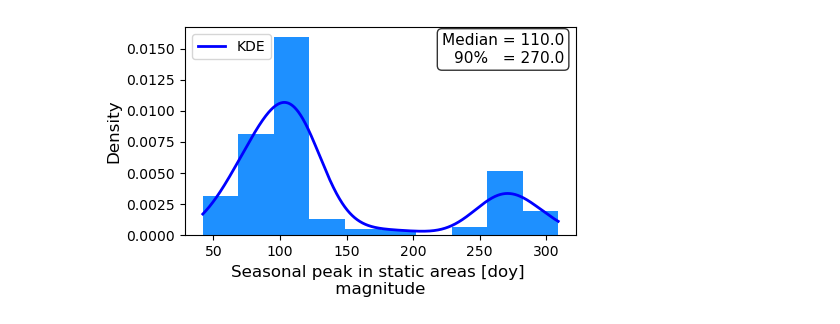
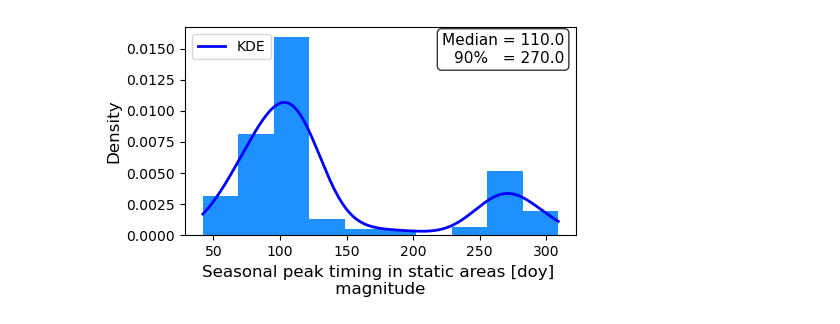
Before and after one commit to LauraneC/SeBVel, a Jupyter notebook: example/5-stats_in_static_areas/stats_sinusoidal_fit_in_static_areas.ipynb, the cells around one changed output. Cells and saved outputs as stored; diff of their text form; code cells hidden in the pictures.

```diff
--- a/example/5-stats_in_static_areas/stats_sinusoidal_fit_in_static_areas.ipynb
+++ b/example/5-stats_in_static_areas/stats_sinusoidal_fit_in_static_areas.ipynb
@@ -5,23 +5,41 @@ import geoutils as gu
 import numpy as np
 # %%
 glacier = "Kask"
-variable = "v"
+variable = "v_combined" #x, y, v or v_combined
 feature = "phase"
 
+if variable == "v_combined" and feature == "phase":
+    print("To evaluate the phase, we don't need to combine the amplitude of the velocity components")
+    variable = "v"
 if glacier == "Russel":
     path_save = f"/Users/charriel/Documents/Seasonality/Russel/"
-    tiff_path = (
-        f"/Users/charriel/Documents/Seasonality/Russel/ITS_LIVE/{feature}{variable}.tif"
-    )
+    if not (variable == "v_combined" and feature == "amplitude"):
+        tiff_path = (
+            f"/Users/charriel/Documents/Seasonality/Russel/ITS_LIVE/{feature}{variable}.tif"
+        )
+    else:
+        tiff_path_x = (
+            f"/Users/charriel/Documents/Seasonality/Russel/ITS_LIVE/{feature}x.tif"
+        )
+        tiff_path_y = (
+            f"/Users/charriel/Documents/Seasonality/Russel/ITS_LIVE/{feature}y.tif"
+        )
     aspect_angle_mask = f"/Users/charriel/Documents/Seasonality/Russel/similar_aspect_and_slope.tif"
     slope_path = "/Users/charriel/Documents/Seasonality/Russel/arcticdem_v4.1_32m_slope.tif"
     aspect_path = "/Users/charriel/Documents/Seasonality/Russel/arcticdem_v4.1_32m_aspect.tif"
 
 elif glacier == "Kask":
     path_save = f"/Users/charriel/Documents/Seasonality/Yukon/"
-    tiff_path = (
-        f"/Users/charriel/Documents/Seasonality/Yukon/ITS_LIVE/{feature}{variable}.tif"
-    )
+    if not (variable == "v_combined" and feature == "amplitude"):
+        tiff_path = (
+            f"/Users/charriel/Documents/Seasonality/Yukon/ITS_LIVE/{feature}{variable}.tif"
+        )
+    else:
+        tiff_path_x = (
+            f"/Users/charriel/Documents/Seasonality/Yukon/ITS_LIVE/{feature}x.tif"
+        )
+        tiff_path_y = (
+            f"/Users/charriel/Documents/Seasonality/Yukon/ITS_LIVE/{feature}y.tif")
     aspect_angle_mask = f"/Users/charriel/Documents/Seasonality/Yukon/similar_aspect_and_slope.tif"
     slope_path = "/Users/charriel/Documents/Seasonality/Yukon/DEM/viz (1)/Yukon_slope.tif"
     aspect_path = "/Users/charriel/Documents/Seasonality/Yukon/DEM/viz (1)/Yukon_aspect.tif"
@@ -100,37 +101,37 @@ x_vals = np.linspace(pixel_values.min(), pixel_values.max(), 1000)
 ax.plot(x_vals, kde(x_vals), "b-", linewidth=2, label="KDE")
 
 # Labels
-if feature == "phase":label_feature="peak"
+if feature == "phase":label_feature="peak timing"
 else: label_feature="amplitude"
 if feature == "phase":unit = "[doy]"
 else: unit = "[m/y]"
-if variable == "v":
+if variable == "v" or (variable == "v_combined" and feature == "amplitude"):
     ax.set_xlabel(f"Seasonal {label_feature} in static areas {unit} \n magnitude ",fontsize=12)
 else:
     ax.set_xlabel(f"Seasonal {label_feature} in static areas {unit} \n {variable}-component ",fontsize=12)
 ax.set_ylabel("Density",fontsize=12)
 ax.legend()
 
 # -------------------------
 # Text box with statistics
 # -------------------------
 stats_text = (
     f"Median = {median:.1f}\n"
     f"90%   = {p90:.1f}"
 )
 
 ax.text(
     0.97, 0.97,
     stats_text,
     transform=ax.transAxes,
     fontsize=11,
     verticalalignment="top",
     horizontalalignment="right",
     bbox=dict(boxstyle="round", facecolor="white", alpha=0.8)
 )
 
 plt.tight_layout()
 plt.show()
 fig.savefig(f"{path_save}/stats_sinusoidal_fit_in_static_areas_{feature}_{variable}.png")
 # %% [output]
-[figure, old version]
+[figure, new version]
```
Also changed, not shown: parts of 3 cells of this notebook, 3 other files.
